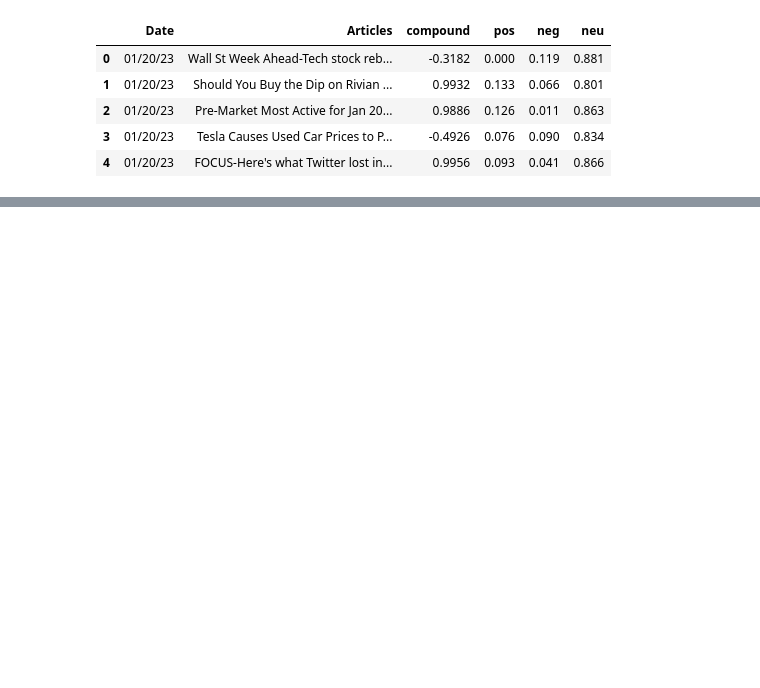
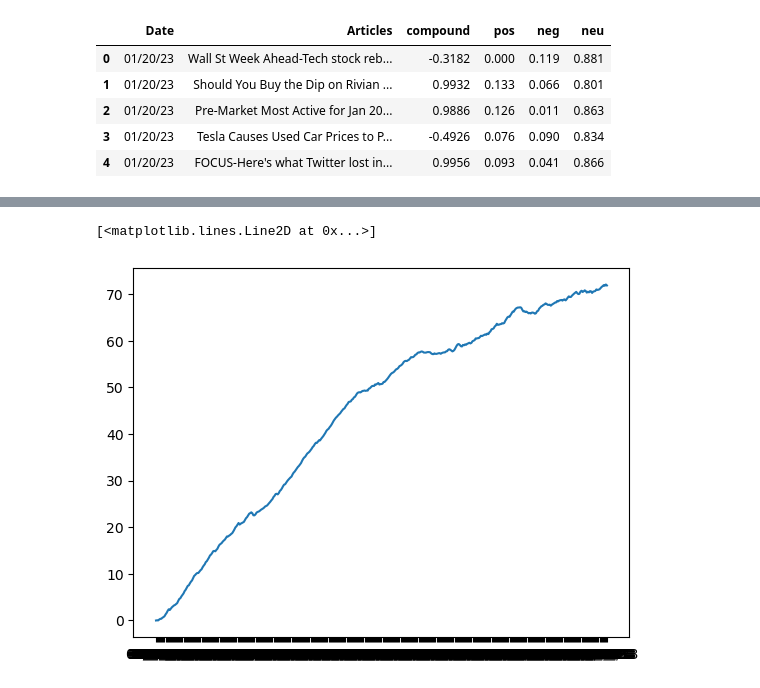
Before and after one commit to anand289/stock-predictor, a Jupyter notebook: Tesla/code/TSLA_analysis.ipynb, the cells around one changed output, grey strips where cells are left out. Saved outputs shown, nothing was run; the diff lists cells and outputs as text; code cells hidden in the pictures; blank space fills up the shorter version.

```diff
--- a/Tesla/code/TSLA_analysis.ipynb
+++ b/Tesla/code/TSLA_analysis.ipynb
@@ -20,0 +52,3 @@ tesla_article_table.head()
+# %%
+# Reverse rows using iloc() Function
+concatenated_table = concatenated_table.iloc[::-1]
@@ -20,0 +72,2 @@ tesla_article_table.head()
+# %%
+concatenated_table['compound'] = concatenated_table['compound'] - 0.5
@@ -20,0 +91,9 @@ tesla_article_table.head()
+# %%
+
+for i in range(0,concatenated_table.shape[0]):
+    if i == 0:
+        concatenated_table.iloc[i,6] = concatenated_table.iloc[0,0] # for commulated compound
+        concatenated_table.iloc[i,7] = concatenated_table.iloc[0,5] # for commulated change
+    else:
+        concatenated_table.iloc[i,6] = concatenated_table.iloc[i-1,6] + concatenated_table.iloc[i,0]
+        concatenated_table.iloc[i,7] = concatenated_table.iloc[i-1,7] + concatenated_table.iloc[i,5]
@@ -20,0 +117,7 @@ tesla_article_table.head()
+# %%
+x = concatenated_table['Commulated compound']
+# %%
+plt.plot(x)
+# %% [output]
+[<matplotlib.lines.Line2D at 0x...>]
+[figure, added]
```
Also changed, not shown: parts of 21 cells of this notebook, 8 other files.
